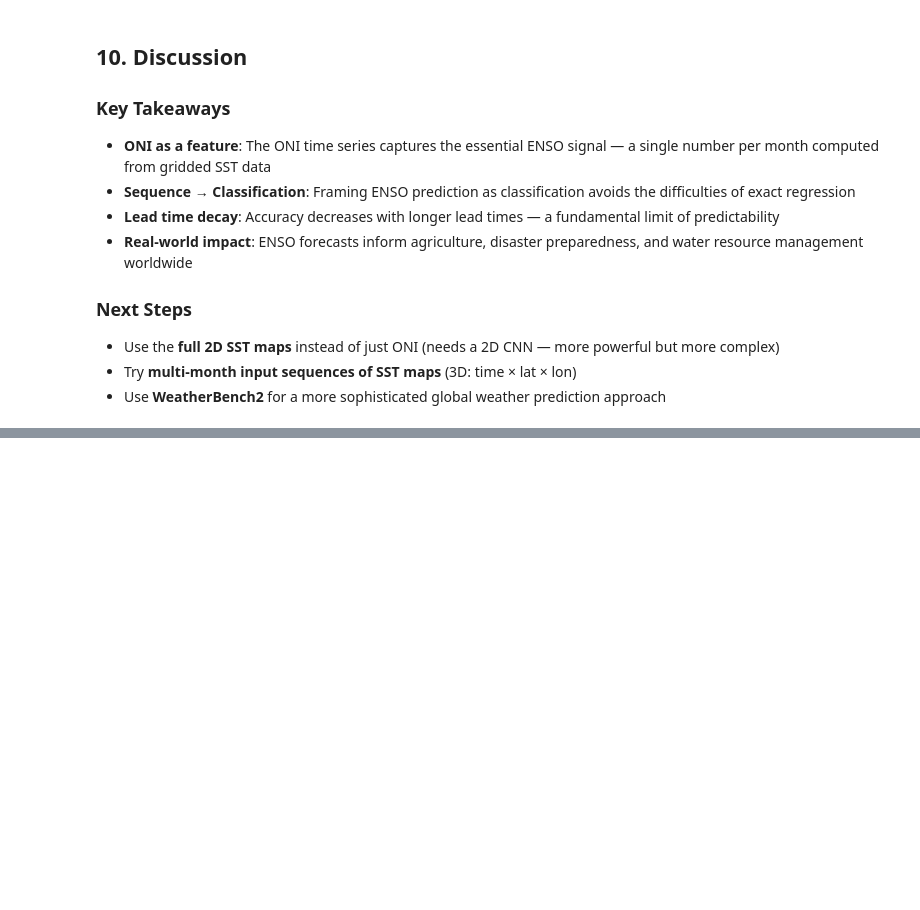
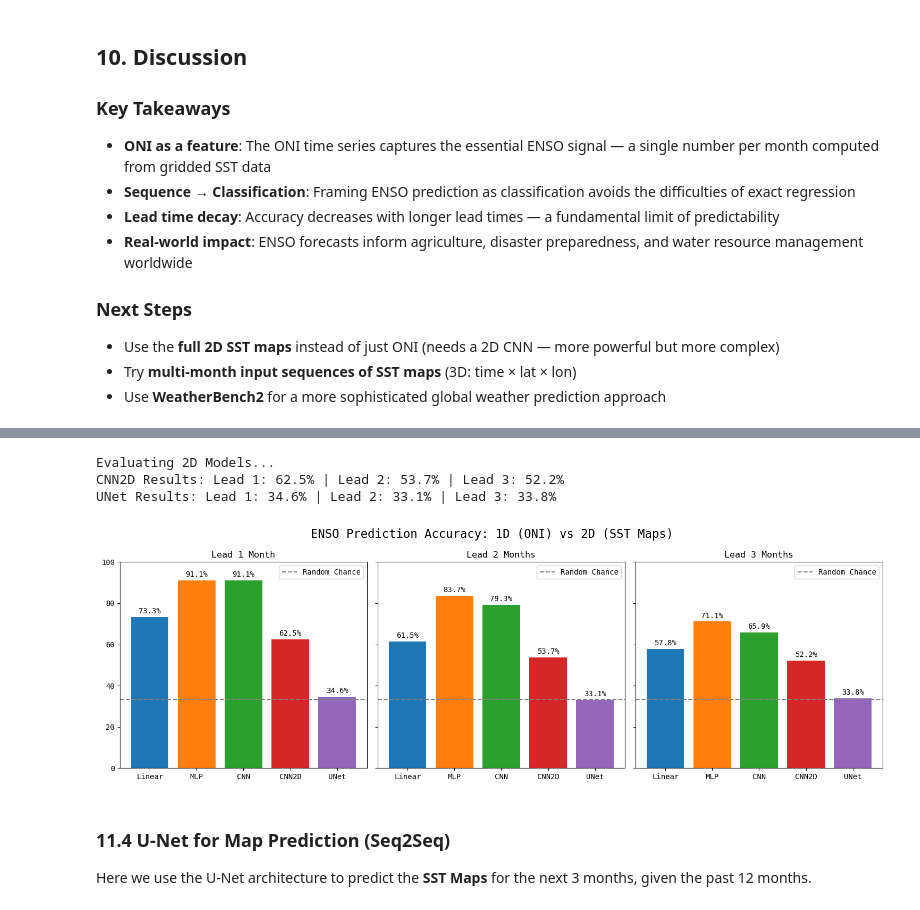
Before and after one commit to griverat/ai_wx_clim, a Jupyter notebook: Notebooks/Part2_ENSO_Prediction.ipynb, the cells around one changed output, grey strips where cells are left out. Saved outputs shown, nothing was run; the diff lists cells and outputs as text; code cells hidden in the pictures; blank space fills up the shorter version.

```diff
--- a/Notebooks/Part2_ENSO_Prediction.ipynb
+++ b/Notebooks/Part2_ENSO_Prediction.ipynb
@@ -45,3 +45,5 @@ device = torch.device(
     else "cpu"
 )
 print(f"Using device: {device}")
+
+plt.rcParams["font.family"] = "monospace"
@@ -364,7 +529,7 @@ plt.show()
 Let's use the last 12 months of our ONI time series to predict ENSO for the upcoming months.
 # %%
 # Use the last 12 months of ONI as input
-last_12 = oni_values[-SEQ_LEN:]
+last_12 = oni_series[-SEQ_LEN:]
 last_date = oni_series.index[-1]
 
 print(f"Input: ONI from {oni_series.index[-SEQ_LEN].strftime('%Y-%m')} to {last_date.strftime('%Y-%m')}")
@@ -373,7 +538,7 @@ print(f"Last 12 ONI values: {np.round(last_12, 2)}")
 # Predict
 best_model.eval()
 with torch.no_grad():
-    inp = torch.tensor(last_12, dtype=torch.float32).unsqueeze(0)
+    inp = torch.tensor(last_12.values, dtype=torch.float32).unsqueeze(0)
     outputs = best_model(inp)
 
 # Display forecast
@@ -404,0 +831,57 @@ for i in range(N_LEADS):
+# %%
+# 11.3 Results Comparison (1D vs 2D Models)
+models_2d = {'CNN2D': cnn2d, 'UNet': unet}
+results_2d = {}
+
+print("Evaluating 2D Models...")
+for name, model in models_2d.items():
+    model.eval()
+    correct = [0, 0, 0]
+    total = 0
+    with torch.no_grad():
+        for data, target, _ in test_loader_2d: # Ignore y_map
+            outputs = model(data)
+            total += data.size(0)
+            for i in range(3):
+                _, predicted = torch.max(outputs[i], 1)
+                correct[i] += (predicted == target[:, i]).sum().item()
+
+    accs = [100 * c / total for c in correct]
+    results_2d[name] = accs
+    print(f"{name} Results: Lead 1: {accs[0]:.1f}% | Lead 2: {accs[1]:.1f}% | Lead 3: {accs[2]:.1f}%")
+
+# Plot Comparison
+fig, axes = plt.subplots(1, 3, figsize=(15, 5), sharey=True)
+lead_names = ['Lead 1 Month', 'Lead 2 Months', 'Lead 3 Months']
+colors = ['#1f77b4', '#ff7f0e', '#2ca02c', '#d62728', '#9467bd'] # Blue, Orange, Green, Red, Purple
+
+# Combine 1D results if available
+all_results = results.copy() if 'results' in locals() else {}
+all_results.update(results_2d)
+
+model_names = list(all_results.keys())
+
+for i, ax in enumerate(axes):
+    accuracies = [all_results[m][i] for m in model_names]
+    bars = ax.bar(model_names, accuracies, color=colors[:len(model_names)])
+    ax.set_title(lead_names[i])
+    ax.set_ylim(0, 100)
+    ax.axhline(33.3, color='grey', linestyle='--', label='Random Chance')
+    ax.legend()
+
+    # Add labels
+    for bar, acc in zip(bars, accuracies):
+        ax.text(bar.get_x() + bar.get_width()/2, bar.get_height() + 1,
+                f'{acc:.1f}%', ha='center', va='bottom')
+
+plt.suptitle("ENSO Prediction Accuracy: 1D (ONI) vs 2D (SST Maps)", fontsize=16)
+plt.tight_layout()
+plt.show()
+# %% [output]
+Evaluating 2D Models...
+CNN2D Results: Lead 1: 62.5% | Lead 2: 53.7% | Lead 3: 52.2%
+UNet Results: Lead 1: 34.6% | Lead 2: 33.1% | Lead 3: 33.8%
+[figure, added]
+# %% [markdown]
+### 11.4 U-Net for Map Prediction (Seq2Seq)
+Here we use the U-Net architecture to predict the **SST Maps** for the next 3 months, given the past 12 months.
```
Also changed, not shown: parts of 28 cells of this notebook.
